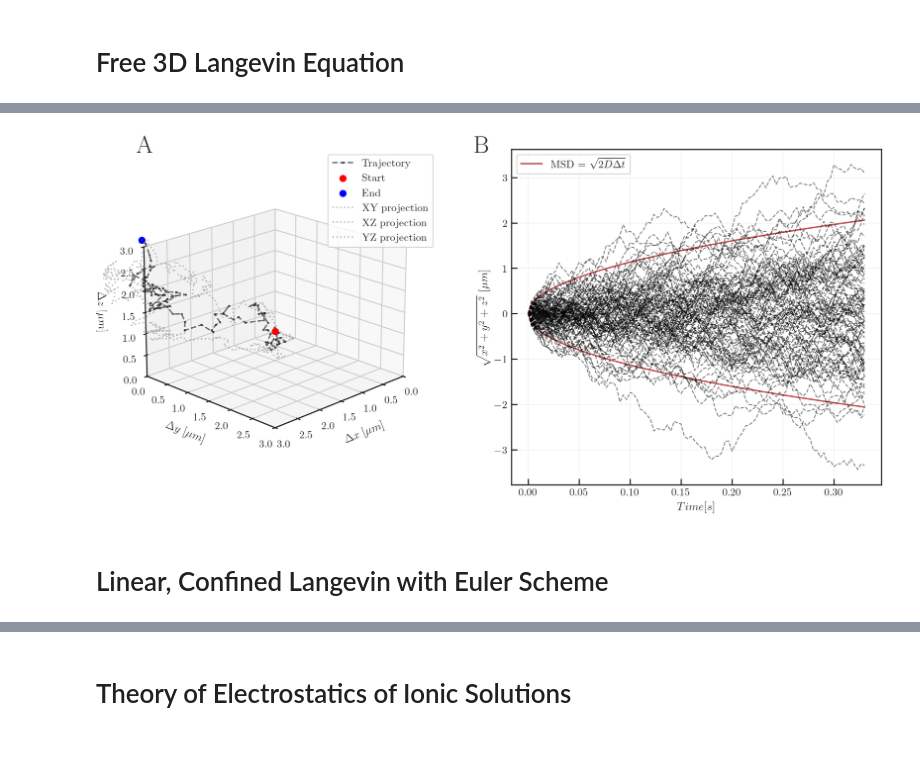
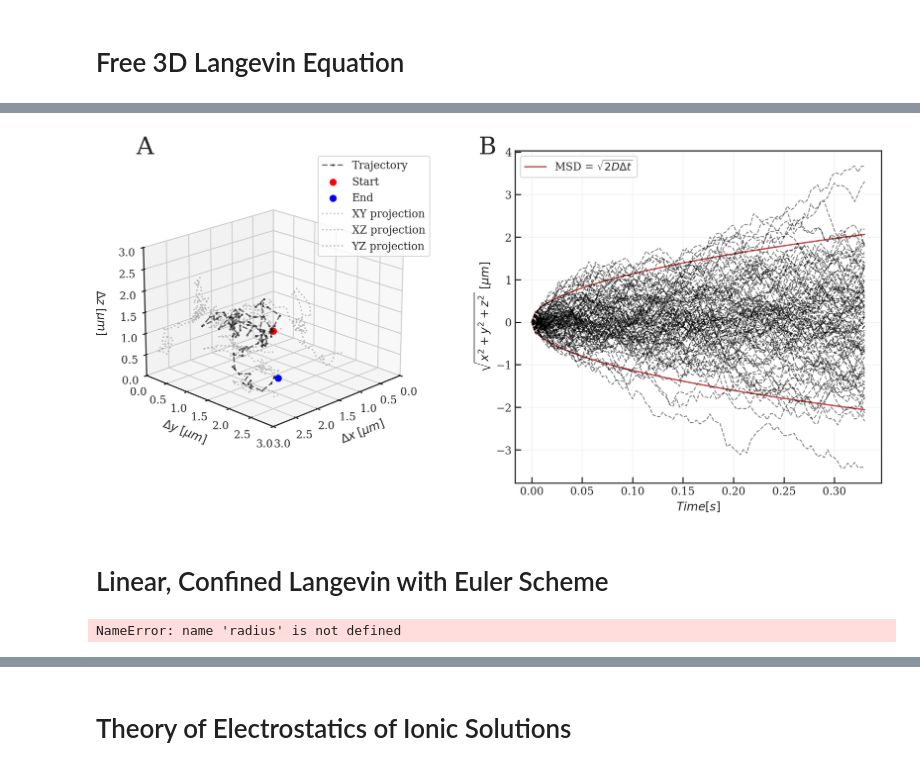
Before and after one commit to sinuose/ConfinedDiffusion, a Jupyter notebook: DoubleWellConfined_EM.ipynb, the cells around one changed output, grey strips where cells are left out. Drawn from its saved outputs; the diff is of its cells as text; code cells hidden in the pictures.

```diff
--- a/DoubleWellConfined_EM.ipynb
+++ b/DoubleWellConfined_EM.ipynb
@@ -10,7 +10,7 @@ custom_params = {
     "lines.markeredgecolor": "k",
     "lines.markeredgewidth": 0.3,
     "figure.dpi": 200,
-    "text.usetex": True,
+    "text.usetex": False,       # breaks sometimes
     "font.family": "serif",
     "font.size": 20,
 }
@@ -331,7 +331,7 @@ ax2.plot(dt * lag, -pos_dist, 'r')
 ax2.grid(alpha=0.2)
 
 # loop over particles
-for i in range(100):
+for i in tqdm(range(100)):
     brown.trajectory()
     trajx = brown.Xn * 10**6
     # get the thingy
@@ -341,34 +341,34 @@ for i in range(100):
     #print(np.shape(abs_pos))
     # Plot the trajectory
     ax2.plot(dt * lag, x1, color='black', linestyle='dashed', alpha=0.5, linewidth=1)
     #ax2.plot(dt * lag, y1, color='black', linestyle='dashed', alpha=0.5, linewidth=1)
     #ax2.plot(dt * lag, z1, color='black', linestyle='dashed', alpha=0.5, linewidth=1)
 
     ax2.plot(0, x1[0], 'ro', markersize=1)
 # end loop
 
 ax2.legend()
 ax2.set_ylabel(r'$\sqrt{x^2 + y^2 + z^2}$ $[\mu m]$')
 ax2.set_xlabel(r'$Time [s]$')
 
 ax1.text2D(0.1, 0.99, "A", transform=ax1.transAxes,
            fontsize=25)
 
 ax2.text(-0.1, 0.99, "B", transform=ax2.transAxes,
            fontsize=25)
 y_fig = 0.95  # adjust this to match the height of your A/B labels
 
 line = plt.Line2D([0.05, 0.95], [y_fig, y_fig],
                   transform=fig.transFigure,
                   color='black',
                   linestyle='-',
                   linewidth=1,
                   alpha=0.7)
 #fig.add_artist(line)                 # this ads a ling
 plt.tight_layout()
 #savefig('free_diff_visual')
 # %% [output]
-[figure, old version]
+[figure, new version]
 # %% [markdown]
 # Linear, Confined Langevin with Euler Scheme
 # %%
@@ -779,17 +779,50 @@ class DoubleWallsLangevin( Langevin ):
         except ValueError:
             self.return_samples(N)
 # %%
-dt = 0.01 * 10**(-3) #[s]
-N  = int(200) # frame number
+# natural constants
+from scipy.constants import Boltzmann as kb
+e_0 = 1.602*10**(-19)   # C
+
+# experiment specific
+dt = 0.1 * 10**(-4)        #[s]
+N  = int(10**4)               # frame number
+gap = (225e-9 - radius)/2   #[nm]
+T = 300
+kbT = kb * T                         #[J]
+
+# particle conditions
 radius  = 100e-9
-gap = (225e-9 - radius)/2
-B = 4.8
-B0 = (B * 10**3)/dt
-lD = 100 * 10**(-6)
-lB = 1000         # = kb * T / g * \Delta m
-T = 300
-from scipy.constants import Boltzmann as kb
+lD = 1 * 10**(-9)
+lB = 1000                    # = kb * T / g * \Delta m
+# electrostatic
+zeta = -40 * 10**(-3)   # zeta potential estimate [V]
+potential_eff = - 4  * np.tanh((e_0 * zeta)/(4 * kb * T))     # eq 10 in grier (ignoring teh kbT factor)
 
-confined = DoubleWallsLangevin(dt, N, radius, gap, lD, lB, B=B0, R0 = [0,-50e-9])
+# electrostatic forces
+def elec(zn, H, kBT, B, lD, gamma):
+    """
+    @return: Total extern force on particle (without friction).
+    """
+    # double wall potential - derivative of the potential
+    #Felec = B * (1/np.abs(H+zn)**2 + 1/np.abs(H-zn)**2)
+    Felec = B * kBT/lD * np.exp(-H/lD) * (np.exp(-zn/lD) - np.exp(zn/lD))
+    return Felec/gamma
+
+gamma11 = gamma_z_tot(-20e-9, radius, 14.4, gap)
+thermal_kick = Noise(gamma11, kb*T) #* np.sqrt(dt)
+elec_kick = elec(-20e-9, gap, kb*T, potential_eff, lD, gamma11) / dt
+print(f'therm {thermal_kick:.2e}')
+print(f'elec {elec_kick:.2e}')
+print('hello')
+
+B = potential_eff/dt
+
+confined = DoubleWallsLangevin(dt, N, radius, gap, lD, lB, B=B, R0 = [0,-50e-9])
 confined.trajectory()
+
+confined_sharp = DoubleWallsLangevin(dt, N, radius, gap, 1000 * 10**(-9), lB, B=B, R0 = [0,-50e-9])
+confined_sharp.trajectory()
+
 t_conf1 =  np.arange(0, N, 1) * dt
+# %% [output]
+NameError: name 'radius' is not defined
```
Also changed, not shown: parts of 6 cells of this notebook, 2 other files.
